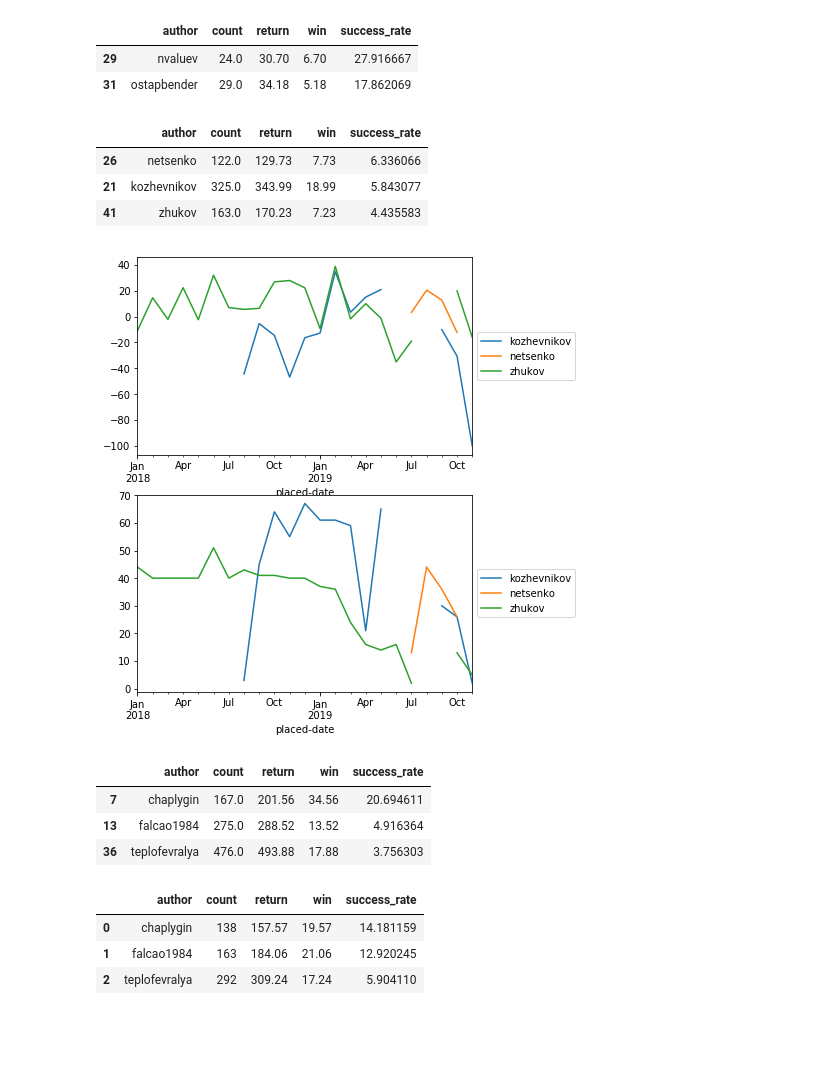
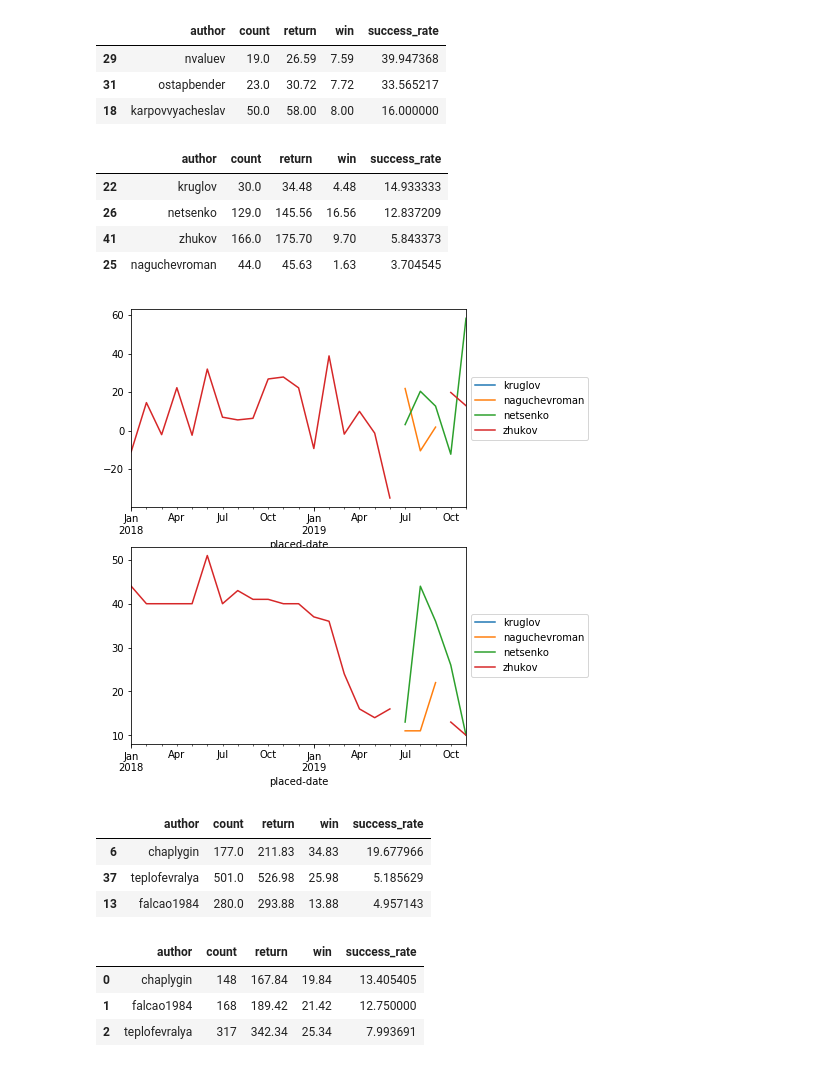
Before and after one commit to mooromets/check-experts, a Jupyter notebook: jupyter/explore-tops.ipynb, the cells around one changed output. Drawn from its saved outputs; the diff is of its cells as text; code cells hidden in the pictures; blank space fills up the shorter version.

```diff
--- a/jupyter/explore-tops.ipynb
+++ b/jupyter/explore-tops.ipynb
@@ -11,6 +11,9 @@ sys.path.append('../src')
 import utils_explore as ue
 
 data = ue.all_bets()
+# %%
+MIN_GPY = 15 # min game per year thershold
+AVG_GPM = 10 # average game per month threshold
 # %%
 # summary on all authors for all time
 # + picking the most interesting ones
@@ -32,9 +37,9 @@ ue.summary_chart(data,[30,250,1000,5000],0.0)
 # %%
-# only last year
+# only last (2019) year
 df_sum_19 = ue.summary_chart(data[data['placed-date'] >= datetime.date(2019, 1, 1)],
                              min_rate_thres=3.0)
 #drop authors that play way too occasionally
-df_sum_19 = df_sum_19[df_sum_19['count']>=20]
+df_sum_19 = df_sum_19[df_sum_19['count']>=MIN_GPY]
 ### emmagadzhieva goes out
 df_sum_19
 # %% [output]
@@ -151,51 +161,57 @@ plt.show()
 # %%
-### nvaluev and ostapbender worth a try, but mot much to actually explore
-df_sum_19[df_sum_19.author.isin(['nvaluev', 'ostapbender'])]
+### they worth a try, but mot much to actually explore
+df_sum_19[df_sum_19.author.isin(['nvaluev', 'ostapbender', 'karpovvyacheslav'])]
 # %% [output]
 |  | author | count | return | win | success_rate |
-| 29 | nvaluev | 24.0 | 30.70 | 6.70 | 27.916667 |
-| 31 | ostapbender | 29.0 | 34.18 | 5.18 | 17.862069 |
+| 29 | nvaluev | 19.0 | 26.59 | 7.59 | 39.947368 |
+| 31 | ostapbender | 23.0 | 30.72 | 7.72 | 33.565217 |
+| 18 | karpovvyacheslav | 50.0 | 58.00 | 8.00 | 16.000000 |
 # %%
-### zhukov, kozhevnikov, netsenko have another shot together
-df_sum_19[df_sum_19.author.isin(['zhukov', 'kozhevnikov', 'netsenko'])]
+### zhukov, netsenko have another shot together
+df_sum_19[df_sum_19.author.isin(['zhukov','naguchevroman', 'netsenko', 'kruglov'])]
 # %% [output]
 |  | author | count | return | win | success_rate |
-| 26 | netsenko | 122.0 | 129.73 | 7.73 | 6.336066 |
-| 21 | kozhevnikov | 325.0 | 343.99 | 18.99 | 5.843077 |
-| 41 | zhukov | 163.0 | 170.23 | 7.23 | 4.435583 |
+| 22 | kruglov | 30.0 | 34.48 | 4.48 | 14.933333 |
+| 26 | netsenko | 129.0 | 145.56 | 16.56 | 12.837209 |
+| 41 | zhukov | 166.0 | 175.70 | 9.70 | 5.843373 |
+| 25 | naguchevroman | 44.0 | 45.63 | 1.63 | 3.704545 |
 # %%
-group3 = ['zhukov', 'kozhevnikov', 'netsenko']
+# let's have a closer look to group3
+group3 = ['zhukov', 'naguchevroman', 'netsenko', 'kruglov']
 df_3 = ue.calc_win_rate(
     cand_data[
         (cand_data['placed-date']>=datetime.date(2018, 1, 1))
         & (cand_data.author.isin(group3))],
     'M')
 df_r = df_3.pivot(index='placed-date', columns='author', values='success_rate')
 df_c = df_3.pivot(index='placed-date', columns='author', values='count')
 fig, (ax1, ax2) = plt.subplots(nrows=2, sharey='row', figsize=(6,8))
 df_r.plot(ax=ax1)
 df_c.plot(ax=ax2)
 ax1.legend(loc='center left', bbox_to_anchor=(1, 0.5))
 ax2.legend(loc='center left', bbox_to_anchor=(1, 0.5))
 plt.show()
-### nothing to conclude here...
+###
+### netsenko and zhukov are unstable, but interesting...
 # %% [output]
-[figure, old version]
+[figure, new version]
 # %%
 ### worth deeper exploration: chaplygin, falcao1984, teplofevralya
+# yearly stats
 df_sum_19[df_sum_19.author.isin(['chaplygin', 'falcao1984', 'teplofevralya'])]
 # %% [output]
 |  | author | count | return | win | success_rate |
-| 7 | chaplygin | 167.0 | 201.56 | 34.56 | 20.694611 |
-| 13 | falcao1984 | 275.0 | 288.52 | 13.52 | 4.916364 |
-| 36 | teplofevralya | 476.0 | 493.88 | 17.88 | 3.756303 |
+| 6 | chaplygin | 177.0 | 211.83 | 34.83 | 19.677966 |
+| 37 | teplofevralya | 501.0 | 526.98 | 25.98 | 5.185629 |
+| 13 | falcao1984 | 280.0 | 293.88 | 13.88 | 4.957143 |
 # %%
+# half a year
 ue.summary_chart(
     cand_data[
         (cand_data['placed-date']>=datetime.date(2019, 5, 1))
         & (cand_data.author.isin(['chaplygin', 'falcao1984', 'teplofevralya']))])
 # %% [output]
 |  | author | count | return | win | success_rate |
-| 0 | chaplygin | 138 | 157.57 | 19.57 | 14.181159 |
-| 1 | falcao1984 | 163 | 184.06 | 21.06 | 12.920245 |
-| 2 | teplofevralya | 292 | 309.24 | 17.24 | 5.904110 |
+| 0 | chaplygin | 148 | 167.84 | 19.84 | 13.405405 |
+| 1 | falcao1984 | 168 | 189.42 | 21.42 | 12.750000 |
+| 2 | teplofevralya | 317 | 342.34 | 25.34 | 7.993691 |
```
Also changed, not shown: parts of 7 cells of this notebook.
